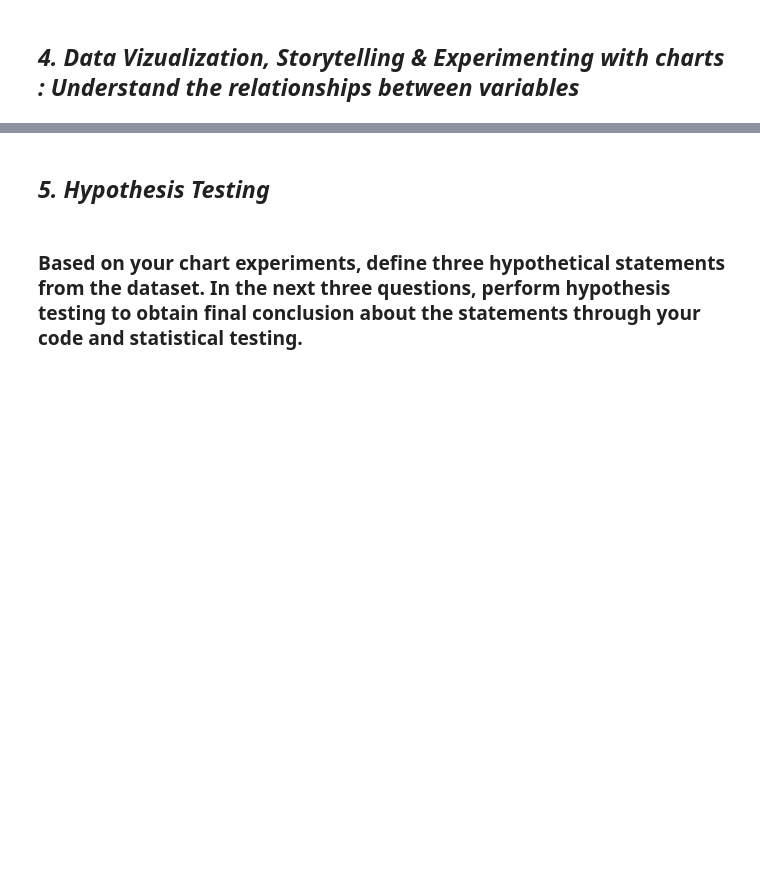
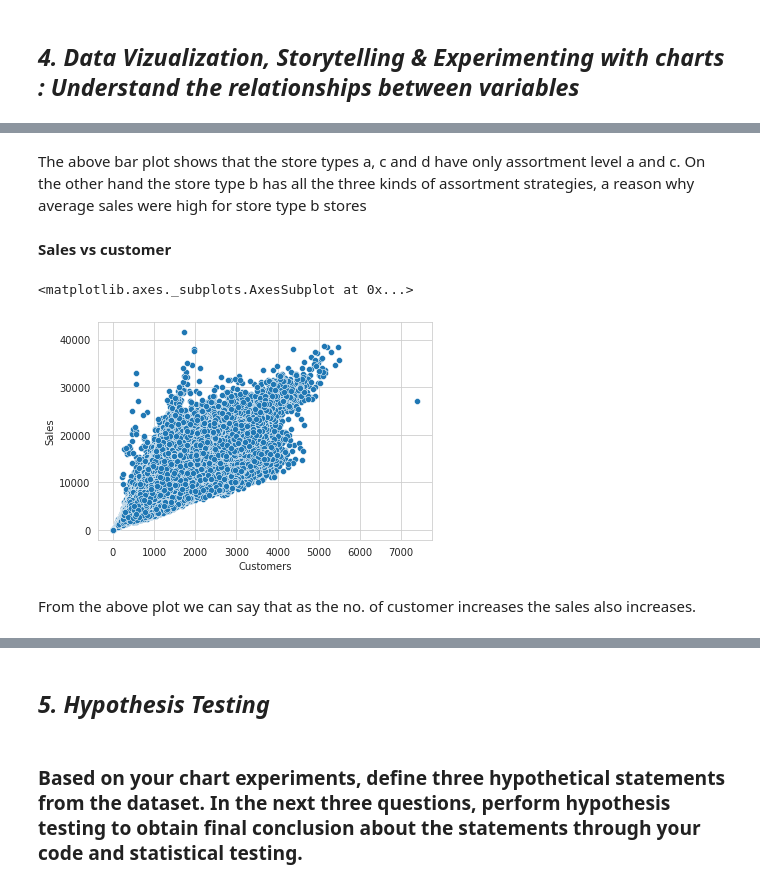
Before and after one commit to Gyanendra079/Capstone-project-2, a Jupyter notebook: Retail_Sales_Prediction.ipynb, the cells around one changed output, grey strips where cells are left out. Saved outputs shown, nothing was run; the diff lists cells and outputs as text; code cells hidden in the pictures; blank space fills up the shorter version.

```diff
--- a/Retail_Sales_Prediction.ipynb
+++ b/Retail_Sales_Prediction.ipynb
@@ -515,0 +453,12 @@ Answer Here
+# %% [markdown]
+The above bar plot shows that the store types a, c and d have only assortment level a and c. On the other hand the store type b has all the three kinds of assortment strategies, a reason why average sales were high for store type b stores
+# %% [markdown]
+**Sales vs customer**
+# %%
+#scatterplot of Customers and Sales
+sns.scatterplot(x=df['Customers'], y=df['Sales'])
+# %% [output]
+<matplotlib.axes._subplots.AxesSubplot at 0x...>
+[figure, added]
+# %% [markdown]
+From the above plot we can say that as the no. of customer increases the sales also increases.
```
Also changed, not shown: parts of 172 cells of this notebook.
